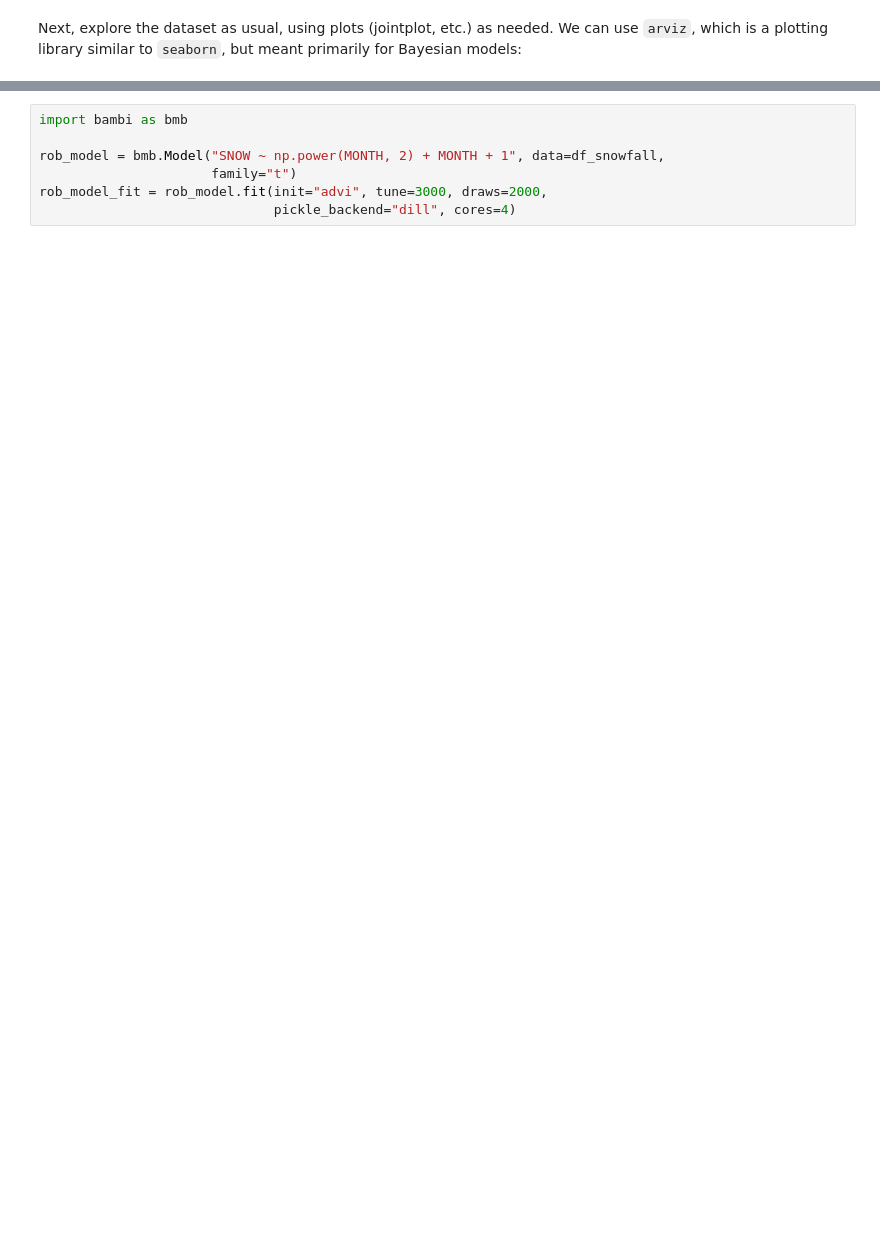
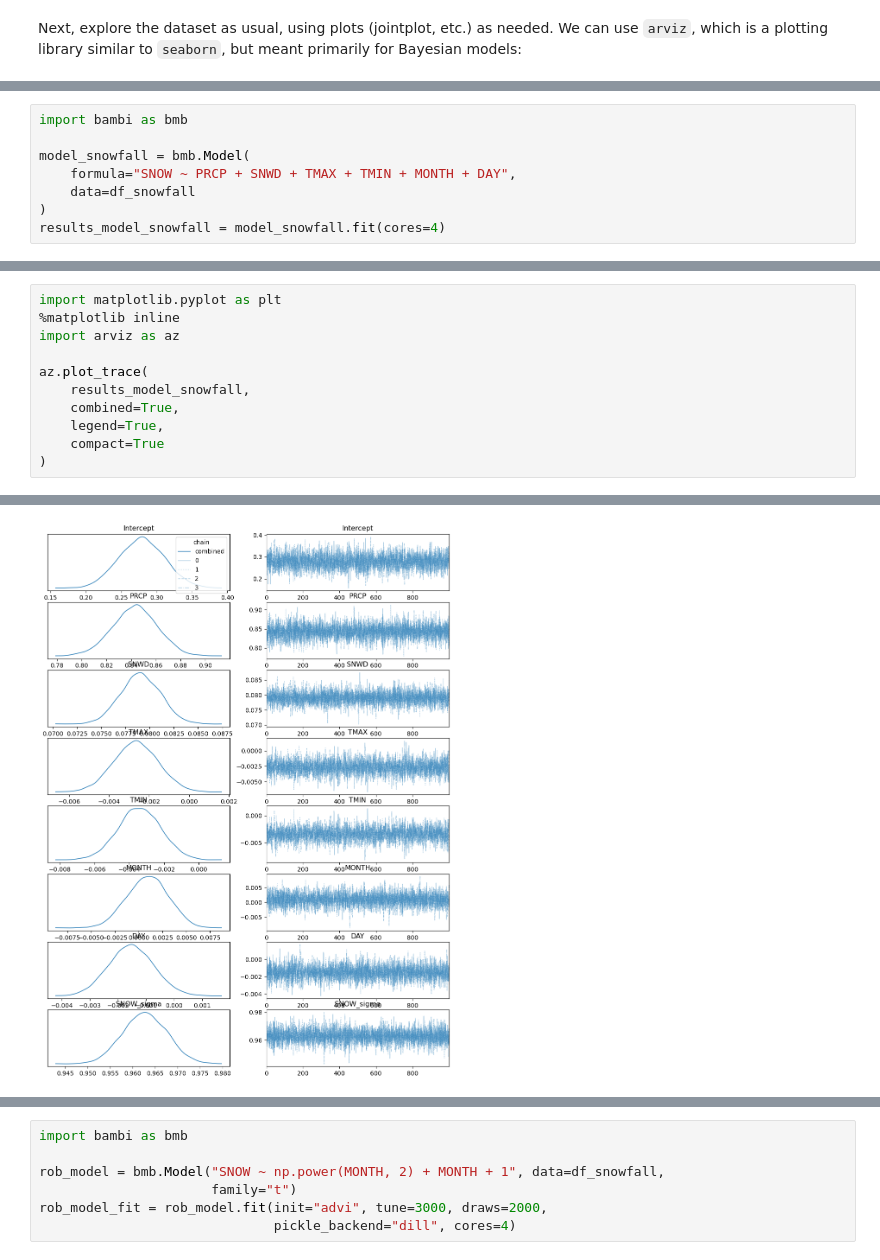
Before and after one commit to curtywang/ee5020-notes-fa22, a Jupyter notebook: day09_soln/bayesian_statistics.ipynb, the cells around one changed output, grey strips where cells are left out. Drawn from its saved outputs; the diff is of its cells as text; blank space fills up the shorter version.

```diff
--- a/day09_soln/bayesian_statistics.ipynb
+++ b/day09_soln/bayesian_statistics.ipynb
@@ -471,0 +483,8 @@ trace = None  # memory placeholder
+# %%
+import bambi as bmb
+
+model_snowfall = bmb.Model(
+    formula="SNOW ~ PRCP + SNWD + TMAX + TMIN + MONTH + DAY",
+    data=df_snowfall
+)
+results_model_snowfall = model_snowfall.fit(cores=4)
@@ -471,0 +498,12 @@ trace = None  # memory placeholder
+# %%
+import matplotlib.pyplot as plt
+%matplotlib inline
+import arviz as az
+
+az.plot_trace(
+    results_model_snowfall,
+    combined=True,
+    legend=True,
+    compact=True
+)
+# %% [output]
@@ -472,3 +526,4 @@ trace = None  # memory placeholder
+[figure, added]
 # %% [markdown]
 ### Example GLM problem using Robust Linear Regression
 
```
Also changed, not shown: parts of 10 cells of this notebook, 2 other files.
